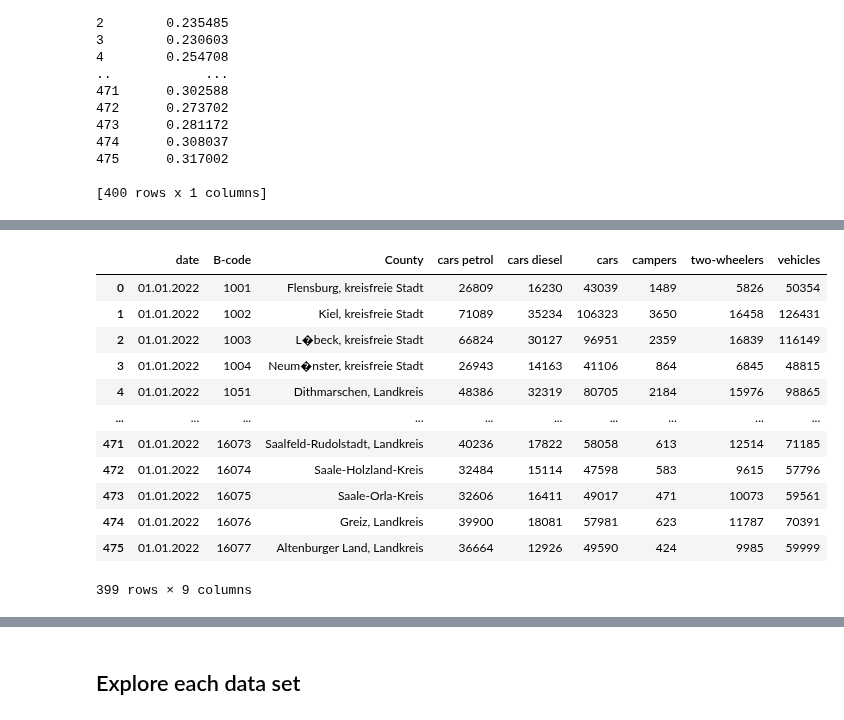
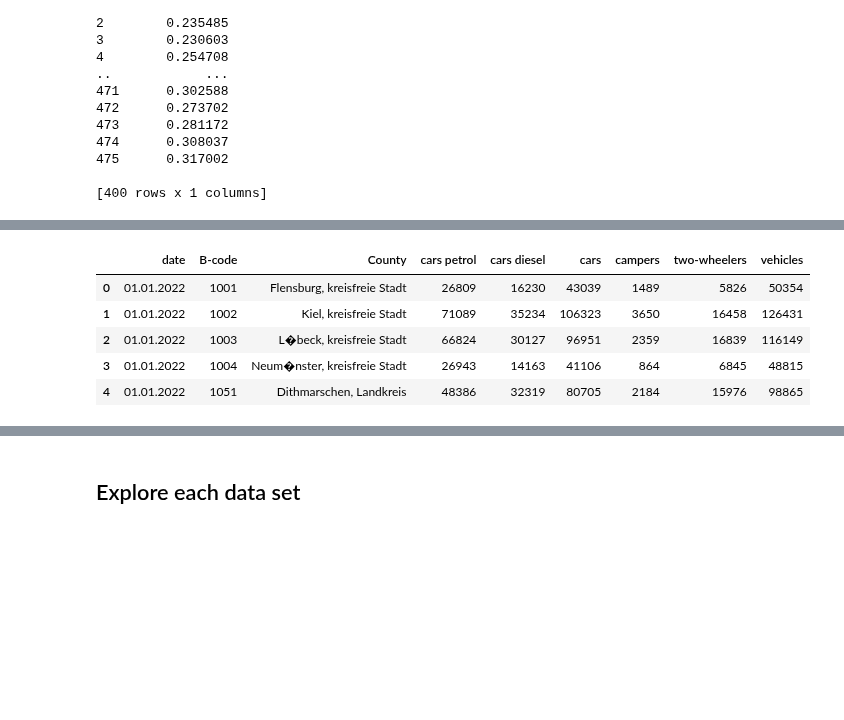
Before and after one commit to NumEconCopenhagen/projects-2023-mes, a Jupyter notebook: dataproject/dataproject.ipynb, the cells around one changed output, grey strips where cells are left out. Cells and saved outputs as stored; diff of their text form; code cells hidden in the pictures; blank space fills up the shorter version.

```diff
--- a/dataproject/dataproject.ipynb
+++ b/dataproject/dataproject.ipynb
@@ -157,91 +105,49 @@ dfK
 # %%
-# Kraftfahrzeug
-
-
+#import data on motor vehicles in German counties from federal statistics department
 dfK = pd.read_csv('dataY.csv', sep = ';')
 
-
-# Drop columns which are empty
-
-
+#drop empty columns
 dfK.drop(['Leichtkraftraeder', 'Gewoehnliche Zugmaschinen'], axis = 1, inplace=True)
 
 
-# Removing all rows which are empty
-
-
+#remove empty rows
 dfK.replace('-',None, inplace = True)
-
-
 dfK.dropna(subset=['Kfz'], inplace = True)
 
-
-dfK
-
-
-# dropping useless columns
-
-
+#drop useless columns (for our analysis)
 dfK_new = dfK.drop(dfK.columns[[3, 9, 10, 11, 12, 13, 14, 15, 17, 18, 19]], axis=1)
 
-
-# transform strings to numbers
-
-
+#transform strings to numbers
 dfK_new = dfK_new.apply(pd.to_numeric, errors = 'ignore')
 
-
-# creating the sum of Kraftraeder, Motorraeder
-
-
+#create the sum of two-wheeled vehicles
 dfK_new['Zweiraeder'] = dfK_new[['Kraftraeder', 'Motorraeder']].sum(axis=1)
 
-
-# creating the sum of Pkw mit Ottomotor and Dieselmotor
-
-
+#create the sum of Pkw mit Ottomotor and Dieselmotor
 dfK_new['Pkw1'] = dfK_new[['Pkw mit Ottomotor', 'Pkw mit Dieselmotor']].sum(axis=1)
 
-
-# creating the sum of Pkw and Zweiraeder and Wohnmobile
-
-
+#create the sum of Pkw and Zweiraeder and Wohnmobile
 dfK_new['KFZ'] = dfK_new[['Zweiraeder', 'Pkw1', 'Wohnmobile']].sum(axis=1)
 
-
-# deleting Kraftraeder, Motorraeder, Pkw
-
-
+#delete duplicates
 dfK_new = dfK_new.drop(dfK_new.columns[[3, 4, 5]], axis=1)
 
-
-# changing the order of the columns
-
-
+#change the order of the columns
 new_order = ['Datum', ' B-code', ' Stadt', 'Pkw mit Ottomotor', 'Pkw mit Dieselmotor', 'Pkw1', 'Wohnmobile', 'Zweiraeder', 'KFZ']
 
-
-# Reindex the dataframe with the desired order of columns
+#reindex the dataframe with the desired order of columns
 dfK_new = dfK_new.reindex(columns=new_order)
 
-
-# rename the columns
+#rename the columns
 dfK_new.rename(columns={'Datum':'date', ' B-code':'B-code', ' Stadt':'County', 'Pkw mit Ottomotor':'cars petrol', 'Pkw mit Dieselmotor': 'cars diesel', 'Pkw1':'cars', 'Wohnmobile':'campers', 'Zweiraeder':'two-wheelers', 'KFZ':'vehicles'}, inplace=True)
 
-
-dfK_new
+#display cleaned dataset
+dfK_new.head()
 # %% [output]
 |  | date | B-code | County | cars petrol | cars diesel | cars | campers | two-wheelers | vehicles |
 | 0 | 01.01.2022 | 1001 | Flensburg, kreisfreie Stadt | 26809 | 16230 | 43039 | 1489 | 5826 | 50354 |
 | 1 | 01.01.2022 | 1002 | Kiel, kreisfreie Stadt | 71089 | 35234 | 106323 | 3650 | 16458 | 126431 |
 | 2 | 01.01.2022 | 1003 | L�beck, kreisfreie Stadt | 66824 | 30127 | 96951 | 2359 | 16839 | 116149 |
 | 3 | 01.01.2022 | 1004 | Neum�nster, kreisfreie Stadt | 26943 | 14163 | 41106 | 864 | 6845 | 48815 |
 | 4 | 01.01.2022 | 1051 | Dithmarschen, Landkreis | 48386 | 32319 | 80705 | 2184 | 15976 | 98865 |
-| ... | ... | ... | ... | ... | ... | ... | ... | ... | ... |
-| 471 | 01.01.2022 | 16073 | Saalfeld-Rudolstadt, Landkreis | 40236 | 17822 | 58058 | 613 | 12514 | 71185 |
-| 472 | 01.01.2022 | 16074 | Saale-Holzland-Kreis | 32484 | 15114 | 47598 | 583 | 9615 | 57796 |
-| 473 | 01.01.2022 | 16075 | Saale-Orla-Kreis | 32606 | 16411 | 49017 | 471 | 10073 | 59561 |
-| 474 | 01.01.2022 | 16076 | Greiz, Landkreis | 39900 | 18081 | 57981 | 623 | 11787 | 70391 |
-| 475 | 01.01.2022 | 16077 | Altenburger Land, Landkreis | 36664 | 12926 | 49590 | 424 | 9985 | 59999 |
-399 rows × 9 columns
 # %%
```
Also changed, not shown: parts of 14 cells of this notebook.
